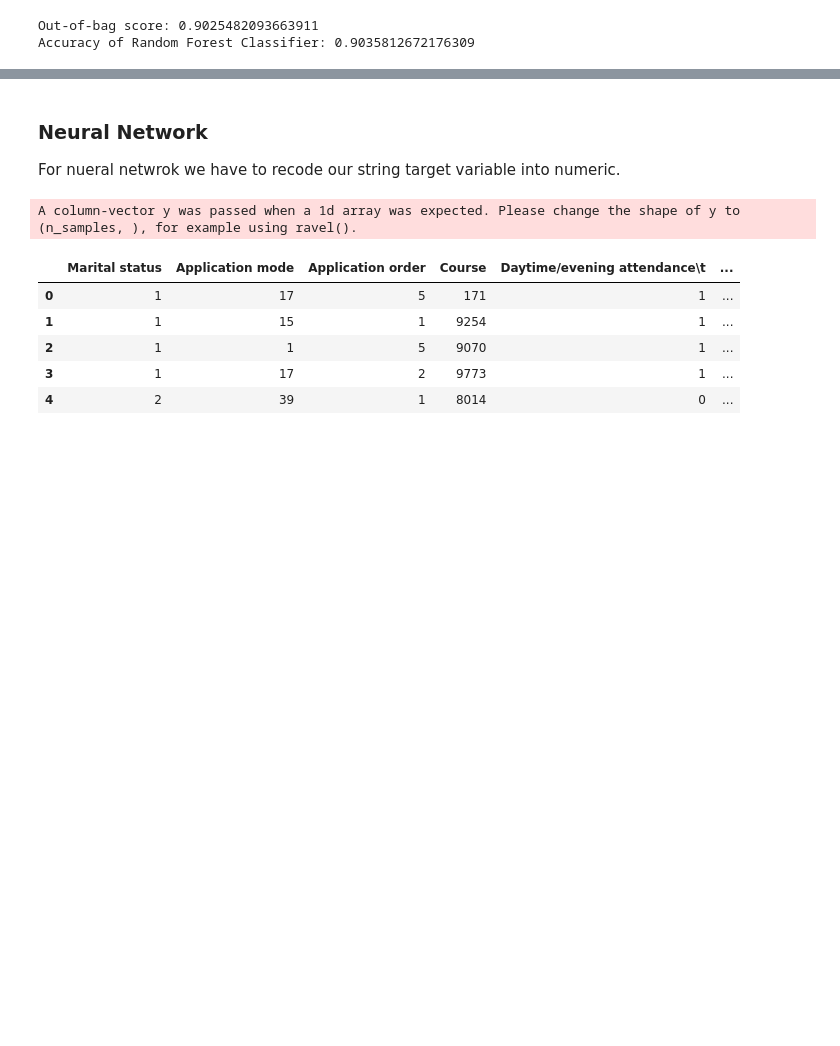
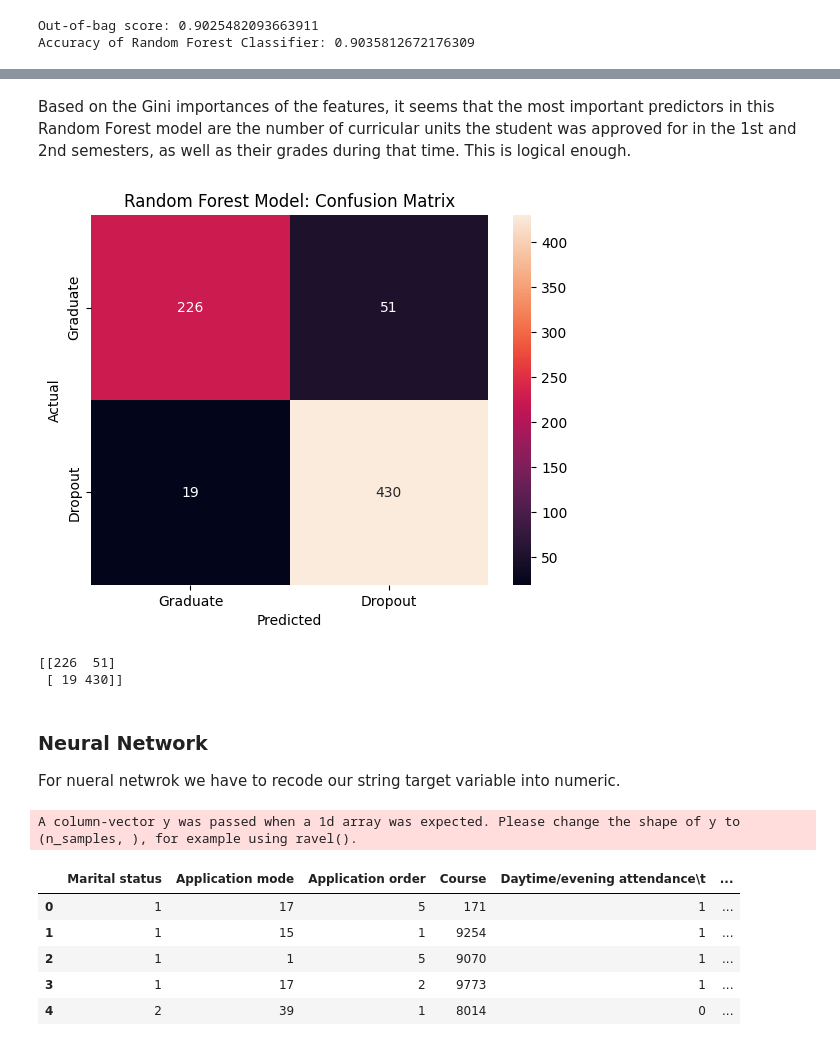
Before and after one commit to hiamoreena/DAT-401-Project-2, a Jupyter notebook: academic_success_dataset_json.ipynb, the cells around one changed output, grey strips where cells are left out. Saved outputs shown, nothing was run; the diff lists cells and outputs as text; code cells hidden in the pictures; blank space fills up the shorter version.

```diff
--- a/academic_success_dataset_json.ipynb
+++ b/academic_success_dataset_json.ipynb
@@ -214,3 +200,21 @@ np.unique(rf_pred_enrolled, return_counts = True)
+# %% [markdown]
+Based on the Gini importances of the features, it seems that the most important predictors in this Random Forest model are the number of curricular units the student was approved for in the 1st and 2nd semesters, as well as their grades during that time. This is logical enough.
+# %%
+#confusion matrix
+cm = confusion_matrix(y_test, rf_pred)
+sns.heatmap(data = cm,
+            annot = True,
+            xticklabels = ["Graduate", "Dropout"],
+            yticklabels = ["Graduate", "Dropout"],
+            fmt = "d")
+plt.title("Random Forest Model: Confusion Matrix")
+plt.xlabel("Predicted")
+plt.ylabel("Actual")
+plt.show()
+# %% [output]
+[figure, added]
+[[226  51]
+ [ 19 430]]
 # %% [markdown]
 ### Neural Network
 For nueral netwrok we have to recode our string target variable into numeric.
```
Also changed, not shown: parts of 13 cells of this notebook.
